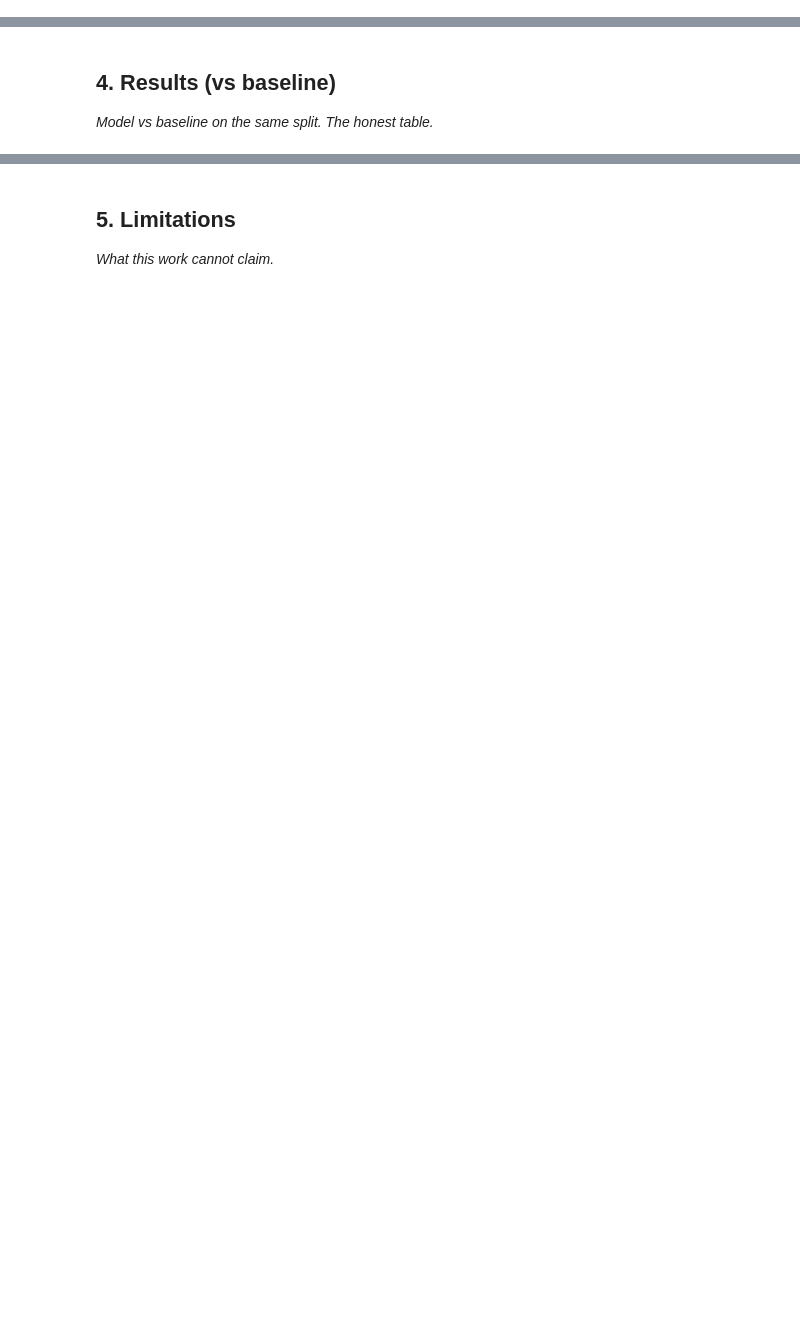
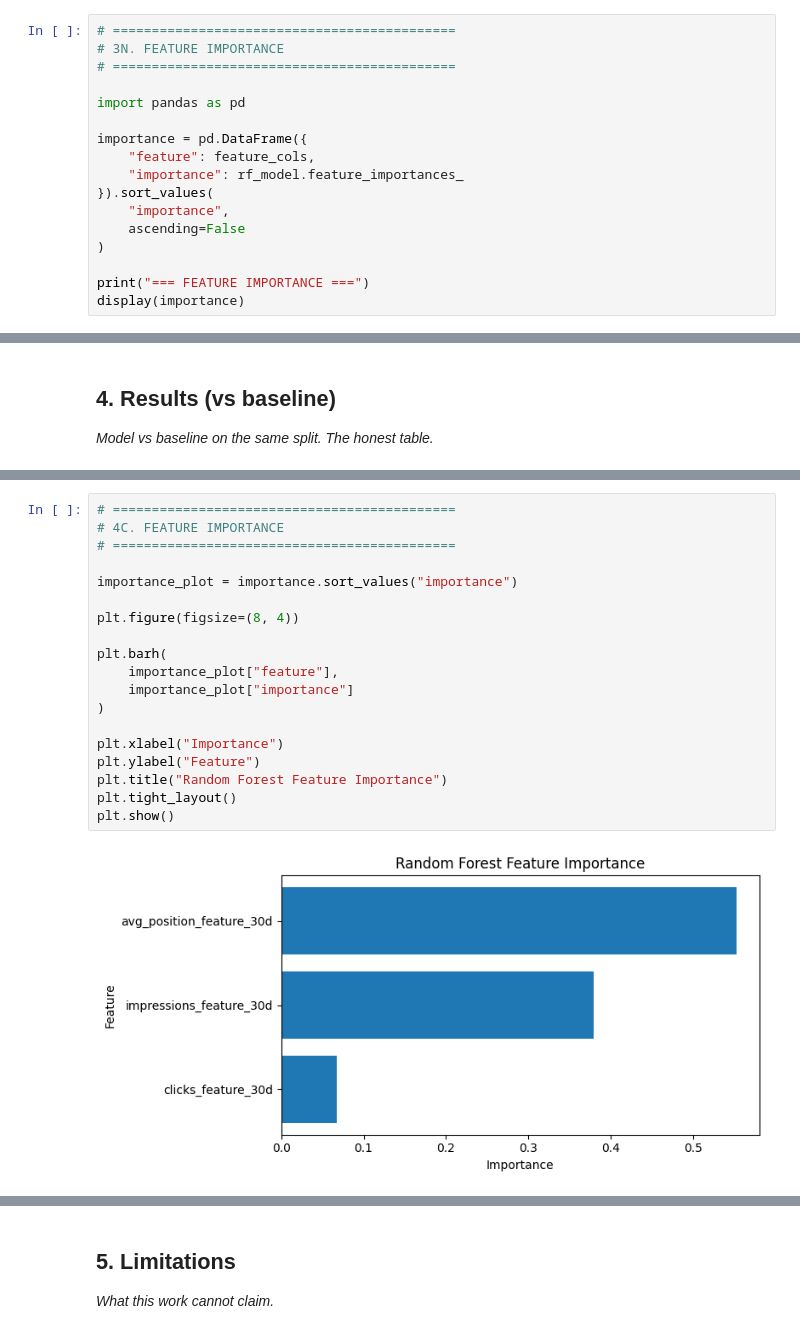
Before and after one commit to ashiba713/flyrank-ml-internship, a Jupyter notebook: work/notebooks/capstone.ipynb, the cells around one changed output, grey strips where cells are left out. Cells and saved outputs as stored; diff of their text form; blank space fills up the shorter version.

```diff
--- a/work/notebooks/capstone.ipynb
+++ b/work/notebooks/capstone.ipynb
@@ -20,0 +1166,17 @@ This skeleton is yours to fill. Work the sections **in order** — each one has
+# %%
+# ============================================
+# 3N. FEATURE IMPORTANCE
+# ============================================
+
+import pandas as pd
+
+importance = pd.DataFrame({
+    "feature": feature_cols,
+    "importance": rf_model.feature_importances_
+}).sort_values(
+    "importance",
+    ascending=False
+)
+
+print("=== FEATURE IMPORTANCE ===")
+display(importance)
@@ -24,0 +1269,21 @@ This skeleton is yours to fill. Work the sections **in order** — each one has
+# %%
+# ============================================
+# 4C. FEATURE IMPORTANCE
+# ============================================
+
+importance_plot = importance.sort_values("importance")
+
+plt.figure(figsize=(8, 4))
+
+plt.barh(
+    importance_plot["feature"],
+    importance_plot["importance"]
+)
+
+plt.xlabel("Importance")
+plt.ylabel("Feature")
+plt.title("Random Forest Feature Importance")
+plt.tight_layout()
+plt.show()
+# %% [output]
+[figure, added]
```
Also changed, not shown: parts of 30 cells of this notebook.
